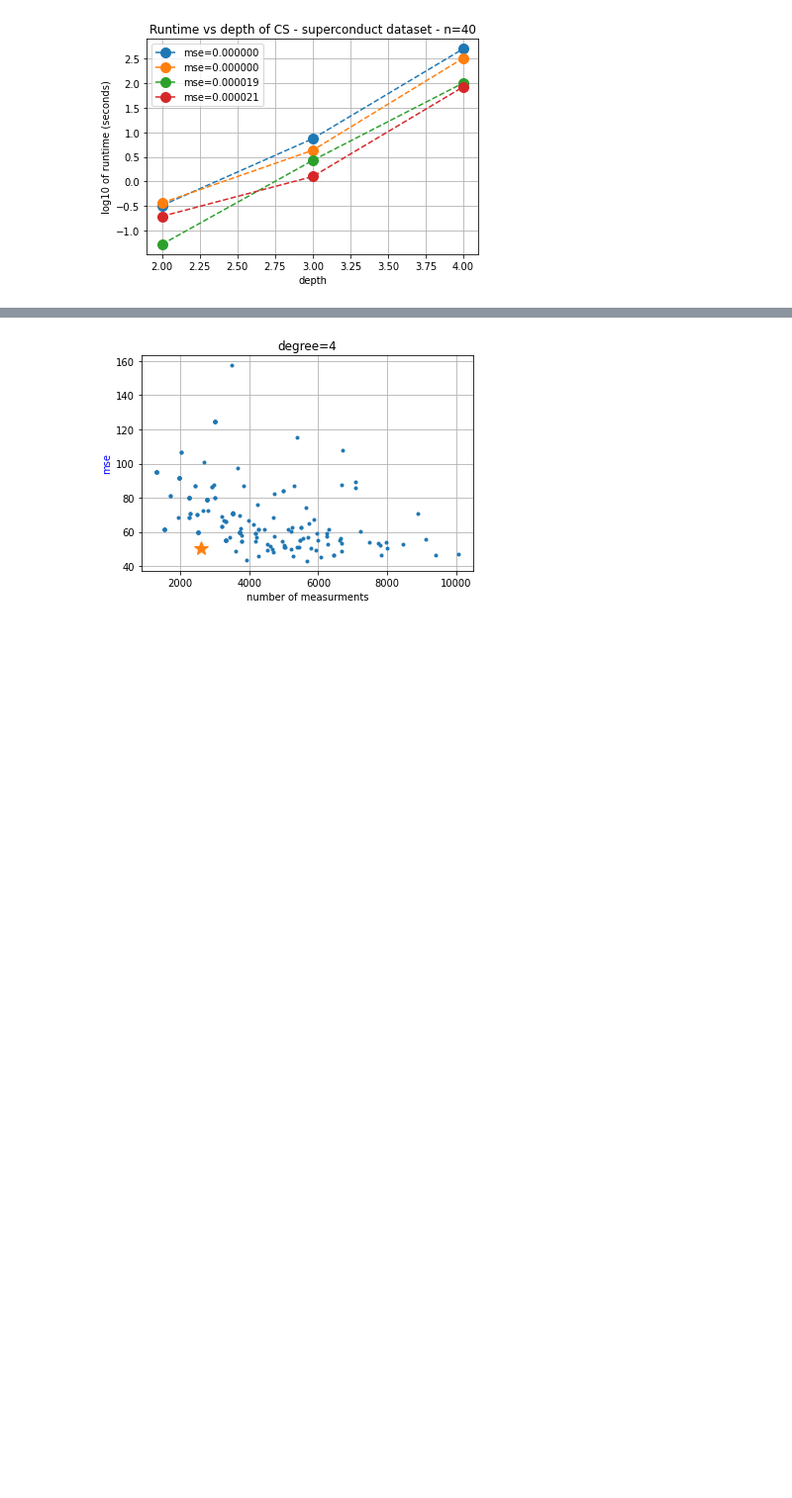
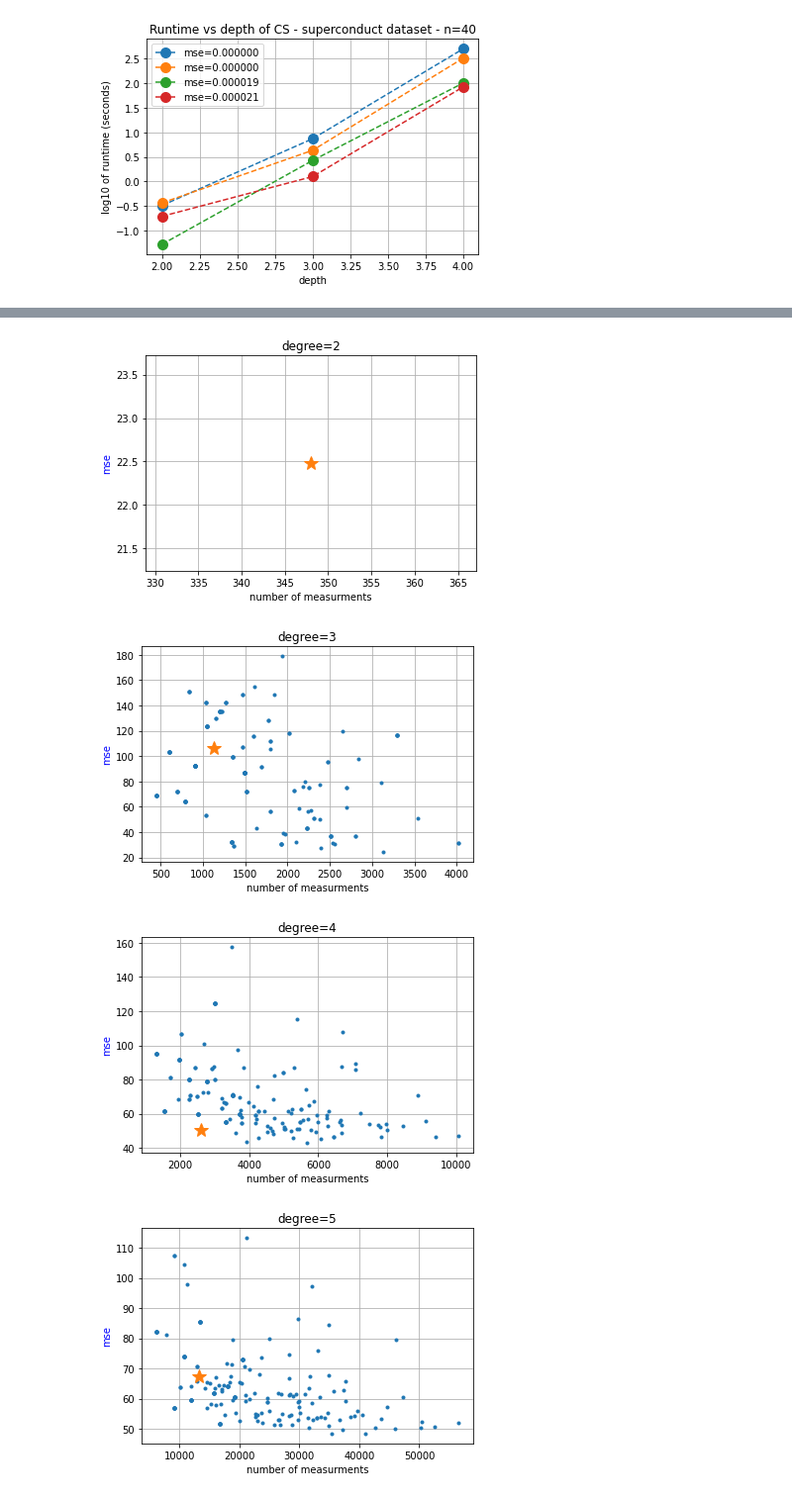
Before and after one commit to andisheh94/sparse_fourier_and_cs_on_xgboost, a Jupyter notebook: learning_boolean_functions/plotter/plotter.ipynb, the cells around one changed output, grey strips where cells are left out. Shown at 99% size. Cells and saved outputs as stored; diff of their text form; code cells hidden in the pictures; blank space fills up the shorter version.

```diff
--- a/learning_boolean_functions/plotter/plotter.ipynb
+++ b/learning_boolean_functions/plotter/plotter.ipynb
@@ -103,18 +103,17 @@ no_trees=20
 # %%
 # Reed-solomon method examination
 result_reed_solomon = {}
-for depth in [4]:
+for depth in [2]:
     print("depth=", depth)
     result_reed_solomon[depth] = []
-    for C in [0.05, 0.1 , 0.15, 0.2 , 0.4]:
+    for C in [0.05, 0.1 , 0.15, 0.2 , 0.4, 0.6, 0.8]:
         for ratio in [1.1, 2.6, 5.0]:
             try:
                 f =open(f"../results/reed_solomon/{dataset}_n={n}_no_trees={no_trees}_depth={depth}_C={C:.3}_ratio={ratio:.3}.json")
                 data = json.loads(f.read())
                 # print(data)
                 normalized_mse = data["mse"]/data['true_fourier_norm_squared']
-                if normalized_mse < 0.1:
-                    print(data["C"], data["ratio"], normalized_mse, data["measurements"])
+                print(data["C"], data["ratio"], normalized_mse, data["measurements"])
                 result_reed_solomon[depth].append((data["measurements"], data["mse"]/data['true_fourier_norm_squared'],  data["C"], data["ratio"],  data["time_cached"]))
             except:
                 print(f"Could not find {dataset}_n={n}_no_trees={no_trees}_depth={depth}_C={C:.3}_ratio={ratio:.3}.json")
@@ -137,15 +137,0 @@ depth= 4
-# %%
-# Reed solomon one more time after examination
-C_ratio_list = [(0.05, 2.6)]
-result_reed_solomon = {}
-for depth in [4]:
-    result_reed_solomon[depth] = []
-    for C, ratio in C_ratio_list:
-        try:
-            f =open(f"../results/reed_solomon/{dataset}_n={n}_no_trees={no_trees}_depth={depth}_C={C:.3}_ratio={ratio:.3}.json")
-            data = json.loads(f.read())
-            normalized_mse = data["mse"]/data['true_fourier_norm_squared']
-            print(data["C"], data["ratio"], data["mse"], normalized_mse, data["measurements"])
-            result_reed_solomon[depth].append((data["measurements"], data["mse"],  data["C"], data["ratio"],  data["time_cached"]))
-        except:
-            print(f"Could not find {dataset}_n={n}_no_trees={no_trees}_depth={depth}_C={C:.3}_ratio={ratio:.3}.json")
@@ -153,0 +138,15 @@ for depth in [4]:
+# %%
+# Reed solomon one more time after examination
+C_ratio_list = {2:[(0.6,1.1)], 3:[(0.1,1.1)], 4:[(0.05, 2.6)], 5:[(0.05, 5.0)]}
+result_reed_solomon = {}
+for depth in [2, 3,4,5]:
+    result_reed_solomon[depth] = []
+    for C, ratio in C_ratio_list[depth]:
+        try:
+            f =open(f"../results/reed_solomon/{dataset}_n={n}_no_trees={no_trees}_depth={depth}_C={C:.3}_ratio={ratio:.3}.json")
+            data = json.loads(f.read())
+            normalized_mse = data["mse"]/data['true_fourier_norm_squared']
+            print(data["C"], data["ratio"], data["mse"], normalized_mse, data["measurements"])
+            result_reed_solomon[depth].append((data["measurements"], data["mse"],  data["C"], data["ratio"],  data["time_cached"]))
+        except:
+            print(f"Could not find {dataset}_n={n}_no_trees={no_trees}_depth={depth}_C={C:.3}_ratio={ratio:.3}.json")
@@ -155,10 +159,10 @@ for depth in [4]:
 # Binning method
 from math import ceil
 result_binning = {}
-for depth in [4]:
+for depth in [2, 3, 4, 5]:
     print("depth=", depth)
     result_binning[depth] = []
-    for C, ratio in C_ratio_list:
+    for C, ratio in C_ratio_list[depth]:
             # Iterations over the frequency recovery primitive
             cs_bins_range = np.linspace(0.2 * depth ** 2 , depth ** 2, 10)
             cs_bins_range = [ceil(a) for a in cs_bins_range]
@@ -187,17 +201,20 @@ Could not find superconduct_n=324_no_trees=20_depth=4_C=0.05_ratio=2.6_csbins=8_
 # %%
-for depth in [4]:
+for depth in [2, 3, 4, 5]:
     fig, ax = plt.subplots()
     ax.set_ylabel("mse", color="blue")
     ax.set_xlabel("number of measurments")
     ax.plot([a[0] for a in result_binning[depth]],[a[1] for a in result_binning[depth]],'.')
     ax.plot([a[0] for a in result_reed_solomon[depth]],[a[1] for a in result_reed_solomon[depth]],'*', markersize=15)
     ax.xaxis.grid()
     ax.yaxis.grid()
     ax.set_title(f"degree={depth}")
     #plt.savefig(f"images/random/n={n}_d={degree}", dpi=300)
     plt.show()
 # %% [output]
-[figure, old version]
+[figure, new version]
+[figure, added]
+[figure, added]
+[figure, added]
 # %%
 # Random measurement method
 from math import ceil
```
Also changed, not shown: parts of 12 cells of this notebook.
